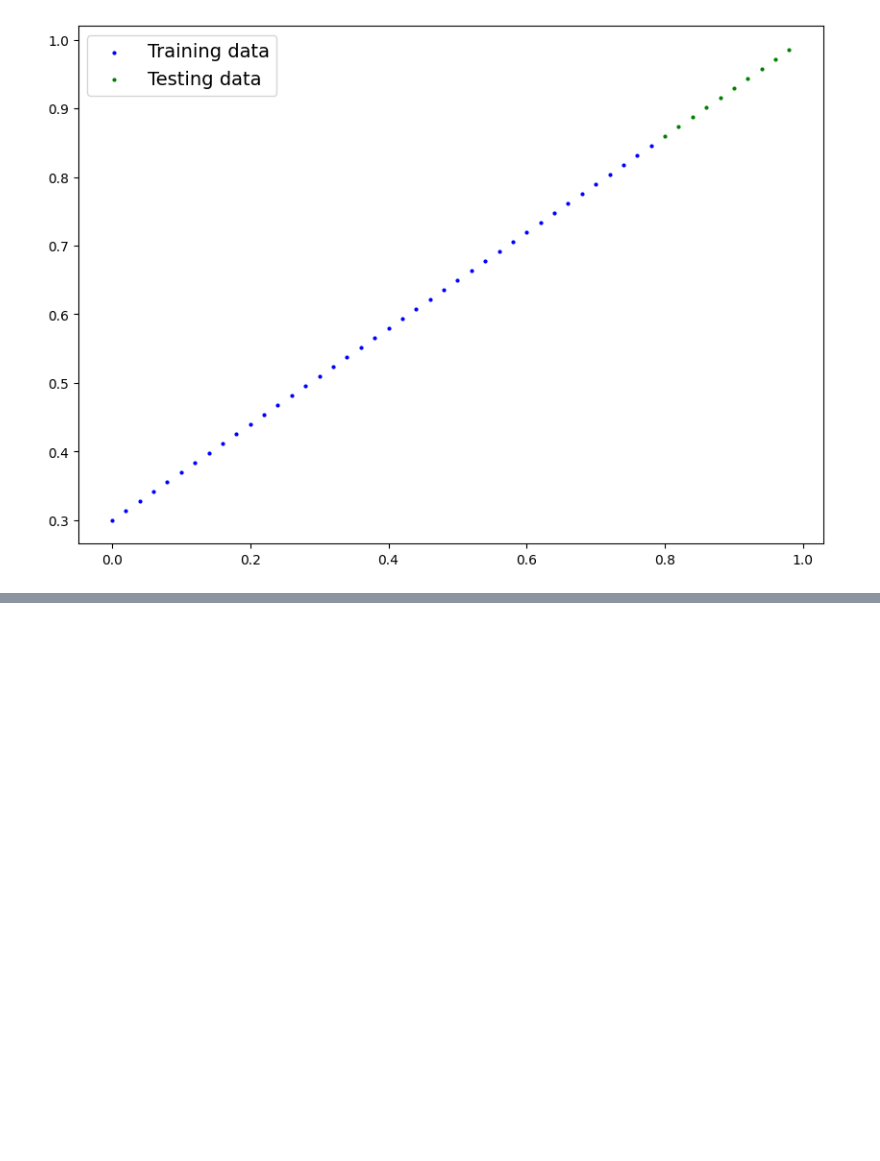
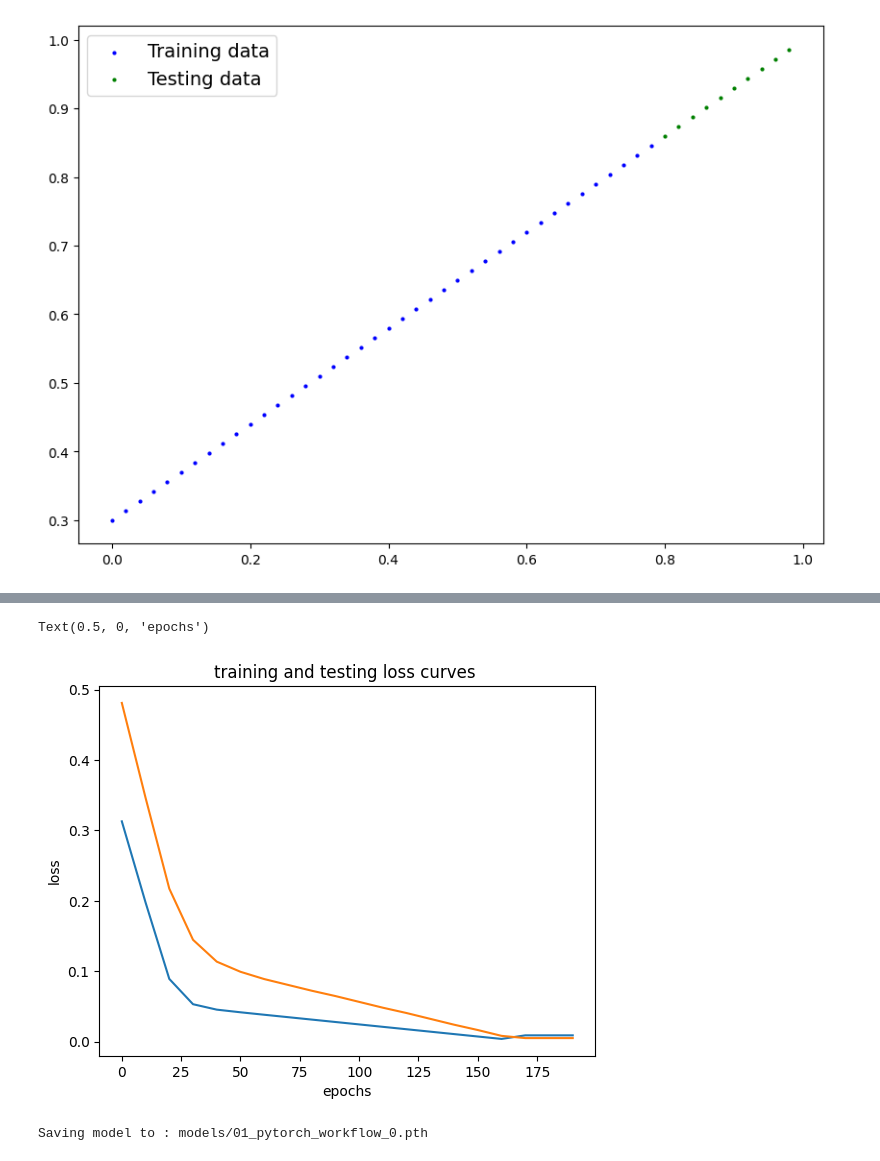
Before and after one commit to Asifbinsyed/ALL-DL, a Jupyter notebook: Pytorch-workflow /linear_regression.ipynb, the cells around one changed output, grey strips where cells are left out. Cells and saved outputs as stored; diff of their text form; code cells hidden in the pictures; blank space fills up the shorter version.

```diff
--- a/Pytorch-workflow /linear_regression.ipynb
+++ b/Pytorch-workflow /linear_regression.ipynb
@@ -89,0 +203,38 @@ class LinearRegressionModel(nn.Module):
+# %%
+#plot the loss curves
+plt.plot(epoch_count, np.array(torch.tensor(loss_values).numpy()), label= "train loss")
+plt.plot(epoch_count, test_loss_values, label= "Test loss")
+plt.title("training and testing loss curves ")
+plt.ylabel("loss")
+plt.xlabel("epochs")
+# %% [output]
+Text(0.5, 0, 'epochs')
+[figure, added]
+# %%
+#saving a model in pytorch
+# there are three main methods for saving and loading models in pytorch
+
+#torch.save
+#torch.load()
+#torch.nn.Module.load_state_dict()
+
+
+from pathlib import Path
+
+#create a model directory
+Model_path= Path("models")
+Model_path.mkdir(parents=True, exist_ok=True)
+
+
+# Model save path
+Model_name= "01_pytorch_workflow_0.pth"
+Model_save_path= Model_path/ Model_name
+
+Model_save_path
+
+# SAVE  the model
+print(f'Saving model to : {Model_save_path}')
+torch.save(obj=model0.state_dict(),
+           f= Model_save_path)
+# %% [output]
+Saving model to : models/01_pytorch_workflow_0.pth
```
Also changed, not shown: parts of 18 cells of this notebook, 3 other files.
